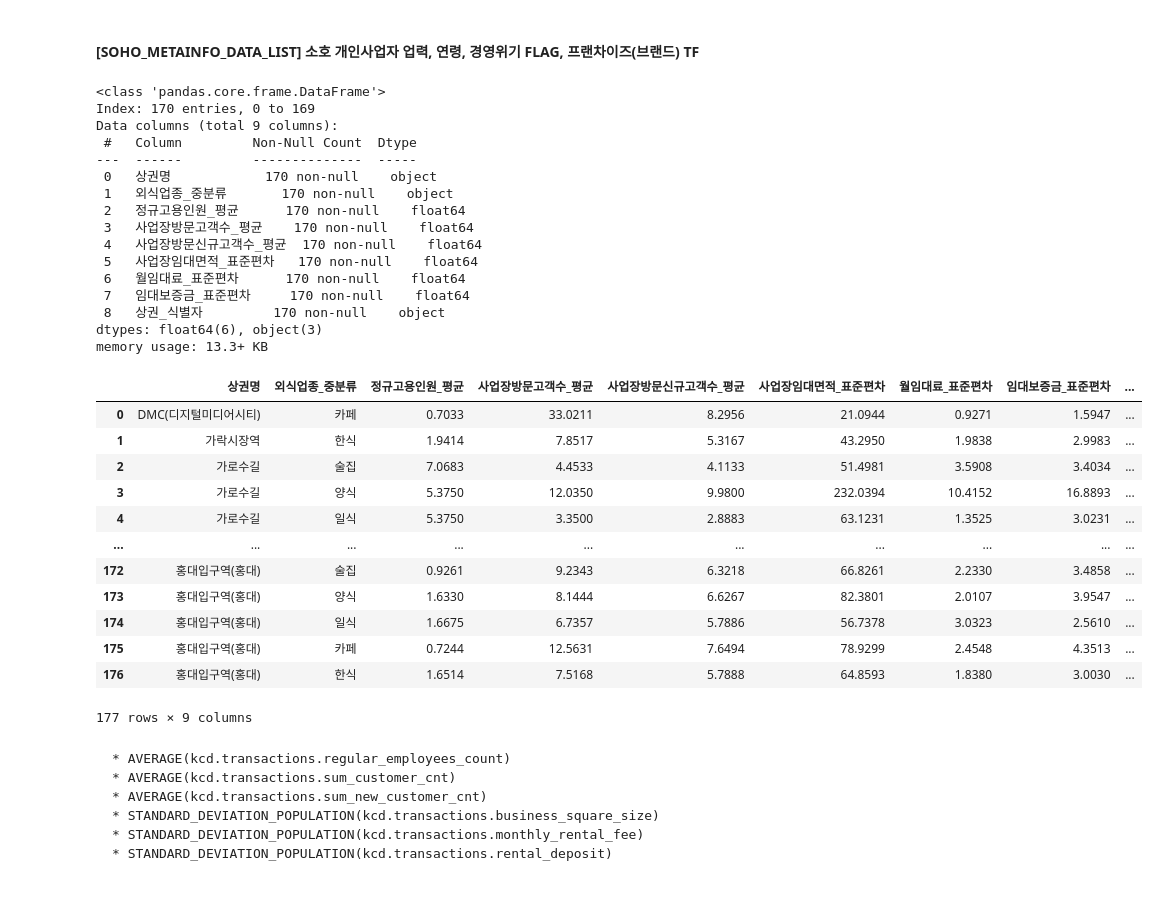
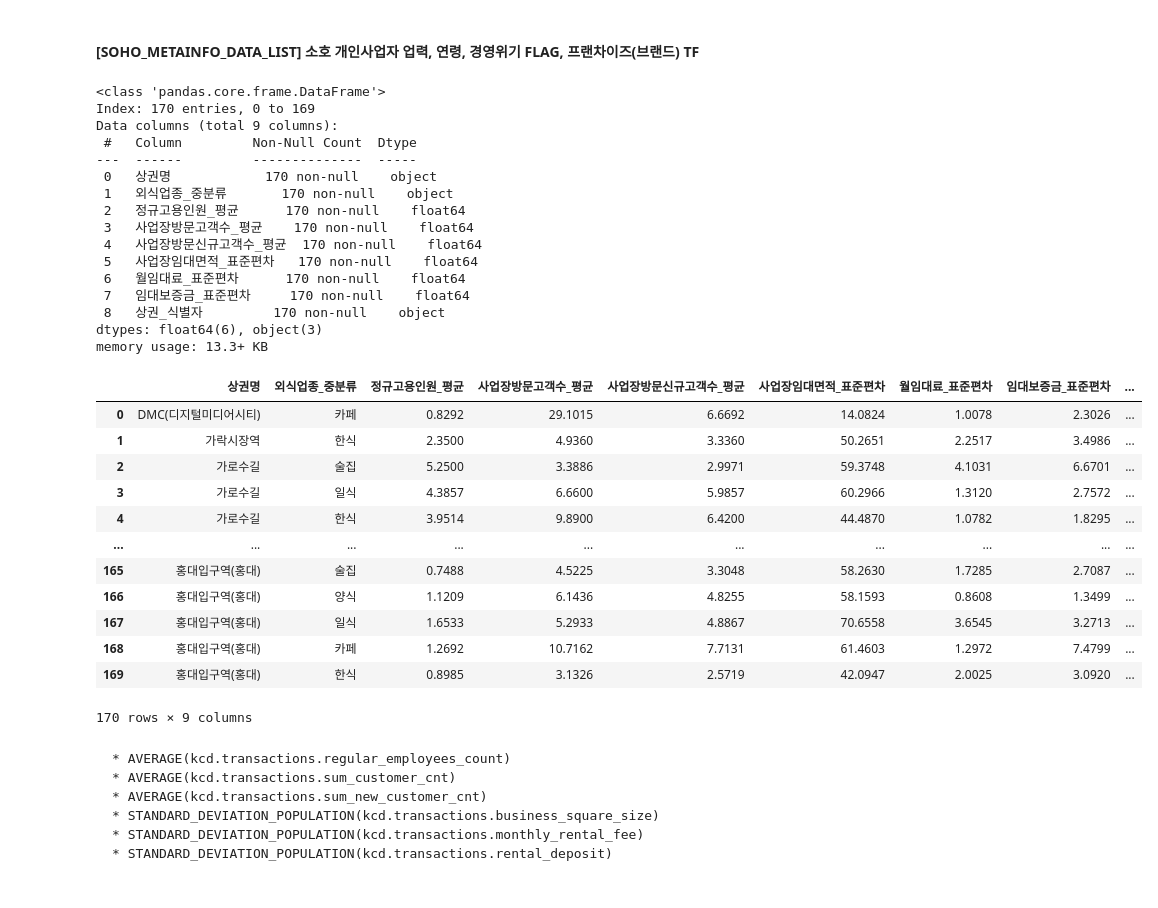
Before and after one commit to Gayeon6423/2023BigContest, a Jupyter notebook: [KCD_SOHO]_DATA_MERGE.ipynb, the cells around one changed output. Drawn from its saved outputs; the diff is of its cells as text; code cells hidden in the pictures.

````diff
--- a/[KCD_SOHO]_DATA_MERGE.ipynb
+++ b/[KCD_SOHO]_DATA_MERGE.ipynb
@@ -214,37 +208,37 @@ SOHO_METAINFO_DATA_LIST = Preprocess.mergeSohoCredit(
     column_num = 2)
 # %%
 SOHO_METAINFO_DATA_LIST[0].info()
-SOHO_METAINFO_DATA_LIST[14]
+SOHO_METAINFO_DATA_LIST[0]
 # %% [output]
 <class 'pandas.core.frame.DataFrame'>
 Index: 170 entries, 0 to 169
 Data columns (total 9 columns):
  #   Column         Non-Null Count  Dtype
 ---  ------         --------------  -----
  0   상권명            170 non-null    object
  1   외식업종_중분류       170 non-null    object
  2   정규고용인원_평균      170 non-null    float64
  3   사업장방문고객수_평균    170 non-null    float64
  4   사업장방문신규고객수_평균  170 non-null    float64
  5   사업장임대면적_표준편차   170 non-null    float64
  6   월임대료_표준편차      170 non-null    float64
  7   임대보증금_표준편차     170 non-null    float64
  8   상권_식별자         170 non-null    object
 dtypes: float64(6), object(3)
 memory usage: 13.3+ KB
 |  | 상권명 | 외식업종_중분류 | 정규고용인원_평균 | 사업장방문고객수_평균 | 사업장방문신규고객수_평균 | 사업장임대면적_표준편차 | 월임대료_표준편차 | 임대보증금_표준편차 | ... |
-| 0 | DMC(디지털미디어시티) | 카페 | 0.7033 | 33.0211 | 8.2956 | 21.0944 | 0.9271 | 1.5947 | ... |
-| 1 | 가락시장역 | 한식 | 1.9414 | 7.8517 | 5.3167 | 43.2950 | 1.9838 | 2.9983 | ... |
-| 2 | 가로수길 | 술집 | 7.0683 | 4.4533 | 4.1133 | 51.4981 | 3.5908 | 3.4034 | ... |
-| 3 | 가로수길 | 양식 | 5.3750 | 12.0350 | 9.9800 | 232.0394 | 10.4152 | 16.8893 | ... |
-| 4 | 가로수길 | 일식 | 5.3750 | 3.3500 | 2.8883 | 63.1231 | 1.3525 | 3.0231 | ... |
+| 0 | DMC(디지털미디어시티) | 카페 | 0.8292 | 29.1015 | 6.6692 | 14.0824 | 1.0078 | 2.3026 | ... |
+| 1 | 가락시장역 | 한식 | 2.3500 | 4.9360 | 3.3360 | 50.2651 | 2.2517 | 3.4986 | ... |
+| 2 | 가로수길 | 술집 | 5.2500 | 3.3886 | 2.9971 | 59.3748 | 4.1031 | 6.6701 | ... |
+| 3 | 가로수길 | 일식 | 4.3857 | 6.6600 | 5.9857 | 60.2966 | 1.3120 | 2.7572 | ... |
+| 4 | 가로수길 | 한식 | 3.9514 | 9.8900 | 6.4200 | 44.4870 | 1.0782 | 1.8295 | ... |
 | ... | ... | ... | ... | ... | ... | ... | ... | ... | ... |
-| 172 | 홍대입구역(홍대) | 술집 | 0.9261 | 9.2343 | 6.3218 | 66.8261 | 2.2330 | 3.4858 | ... |
-| 173 | 홍대입구역(홍대) | 양식 | 1.6330 | 8.1444 | 6.6267 | 82.3801 | 2.0107 | 3.9547 | ... |
-| 174 | 홍대입구역(홍대) | 일식 | 1.6675 | 6.7357 | 5.7886 | 56.7378 | 3.0323 | 2.5610 | ... |
-| 175 | 홍대입구역(홍대) | 카페 | 0.7244 | 12.5631 | 7.6494 | 78.9299 | 2.4548 | 4.3513 | ... |
-| 176 | 홍대입구역(홍대) | 한식 | 1.6514 | 7.5168 | 5.7888 | 64.8593 | 1.8380 | 3.0030 | ... |
+| 165 | 홍대입구역(홍대) | 술집 | 0.7488 | 4.5225 | 3.3048 | 58.2630 | 1.7285 | 2.7087 | ... |
+| 166 | 홍대입구역(홍대) | 양식 | 1.1209 | 6.1436 | 4.8255 | 58.1593 | 0.8608 | 1.3499 | ... |
+| 167 | 홍대입구역(홍대) | 일식 | 1.6533 | 5.2933 | 4.8867 | 70.6558 | 3.6545 | 3.2713 | ... |
+| 168 | 홍대입구역(홍대) | 카페 | 1.2692 | 10.7162 | 7.7131 | 61.4603 | 1.2972 | 7.4799 | ... |
+| 169 | 홍대입구역(홍대) | 한식 | 0.8985 | 3.1326 | 2.5719 | 42.0947 | 2.0025 | 3.0920 | ... |
-177 rows × 9 columns
+170 rows × 9 columns
 # %% [markdown]
 ```
 * AVERAGE(kcd.transactions.regular_employees_count)
````
Also changed, not shown: parts of 18 cells of this notebook.
